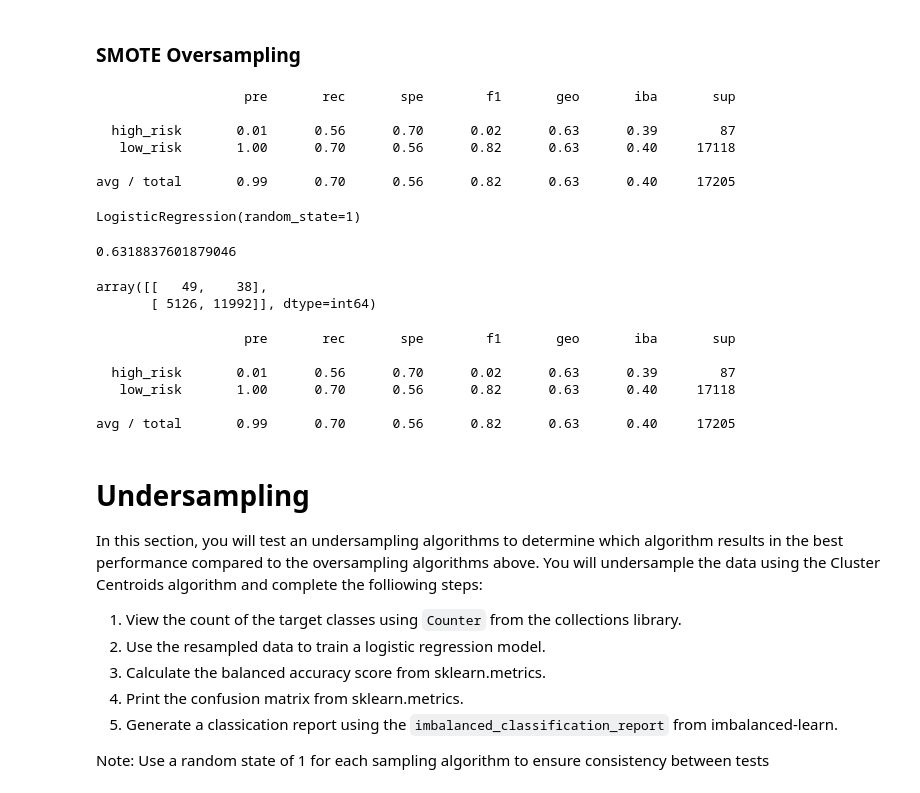
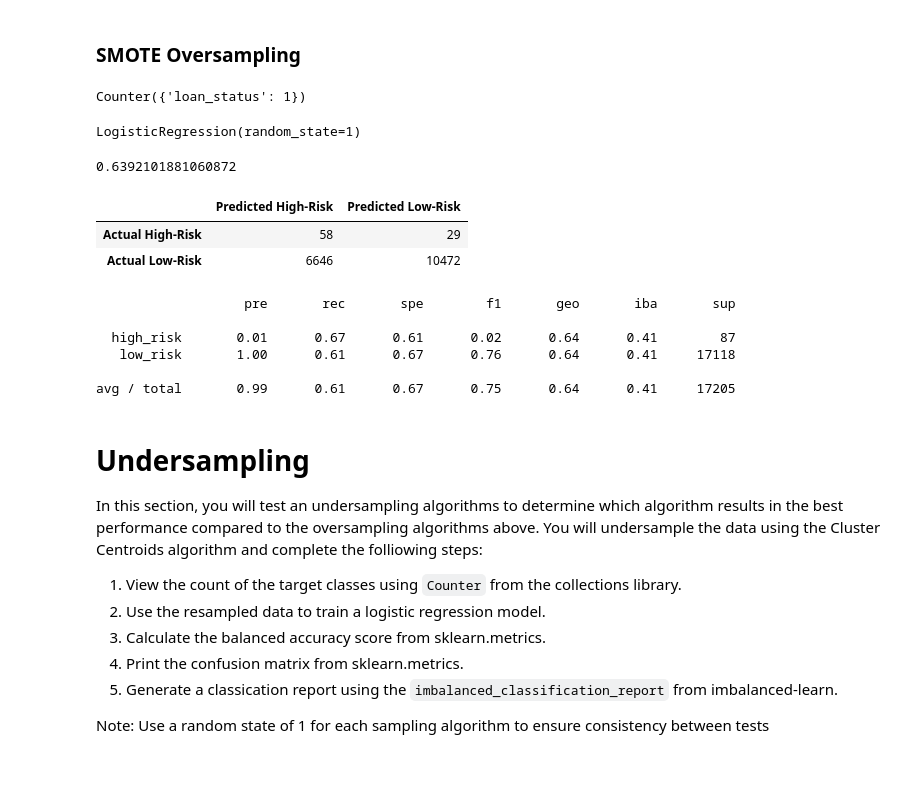
Before and after one commit to jlittman28/Credit_Risk_Analysis, a Jupyter notebook: credit_risk_resampling.ipynb, the cells around one changed output. Saved outputs shown, nothing was run; the diff lists cells and outputs as text; code cells hidden in the pictures.

```diff
--- a/credit_risk_resampling.ipynb
+++ b/credit_risk_resampling.ipynb
@@ -172,18 +172,18 @@ print(classification_report_imbalanced(y_test, y_pred))
 avg / total       0.99      0.70      0.56      0.82      0.63      0.40     17205
 # %% [markdown]
 ### SMOTE Oversampling
-# %%
-# Resample the training data with SMOTE
-from imblearn.metrics import classification_report_imbalanced
-
-print(classification_report_imbalanced(y_test, y_pred))
-# %% [output]
-                   pre       rec       spe        f1       geo       iba       sup
-
-  high_risk       0.01      0.56      0.70      0.02      0.63      0.39        87
-   low_risk       1.00      0.70      0.56      0.82      0.63      0.40     17118
-
-avg / total       0.99      0.70      0.56      0.82      0.63      0.40     17205
+# %%
+# Resample the training data with SMOTE
+from imblearn.over_sampling import SMOTE
+
+X_resampled, y_resampled = SMOTE(random_state=1, sampling_strategy=1.0).fit_resample(
+    X_train, y_train
+)
+from collections import Counter
+
+Counter(y_resampled)
+# %% [output]
+Counter({'loan_status': 1})
 # %%
 # Train the Logistic Regression model using the resampled data
 model = LogisticRegression(solver='lbfgs', random_state=1)
@@ -195,23 +195,28 @@ LogisticRegression(random_state=1)
 y_pred = model.predict(X_test)
 balanced_accuracy_score(y_test, y_pred)
 # %% [output]
-0.6318837601879046
+0.6392101881060872
-# %%
-# Display the confusion matrix
-confusion_matrix(y_test, y_pred)
-# %% [output]
-array([[   49,    38],
-       [ 5126, 11992]], dtype=int64)
+# %%
+# Display the confusion matrix
+cm = confusion_matrix(y_test, y_pred)
+cm_df = pd.DataFrame(cm,
+                     index=['Actual High-Risk', 'Actual Low-Risk'],
+                     columns=['Predicted High-Risk', 'Predicted Low-Risk'])
+cm_df
+# %% [output]
+|  | Predicted High-Risk | Predicted Low-Risk |
+| Actual High-Risk | 58 | 29 |
+| Actual Low-Risk | 6646 | 10472 |
 # %%
 # Print the imbalanced classification report
 print(classification_report_imbalanced(y_test, y_pred))
 # %% [output]
                    pre       rec       spe        f1       geo       iba       sup
 
-  high_risk       0.01      0.56      0.70      0.02      0.63      0.39        87
-   low_risk       1.00      0.70      0.56      0.82      0.63      0.40     17118
+  high_risk       0.01      0.67      0.61      0.02      0.64      0.41        87
+   low_risk       1.00      0.61      0.67      0.76      0.64      0.41     17118
 
-avg / total       0.99      0.70      0.56      0.82      0.63      0.40     17205
+avg / total       0.99      0.61      0.67      0.75      0.64      0.41     17205
 # %% [markdown]
 # Undersampling
 
```
Also changed, not shown: parts of 7 cells of this notebook.
